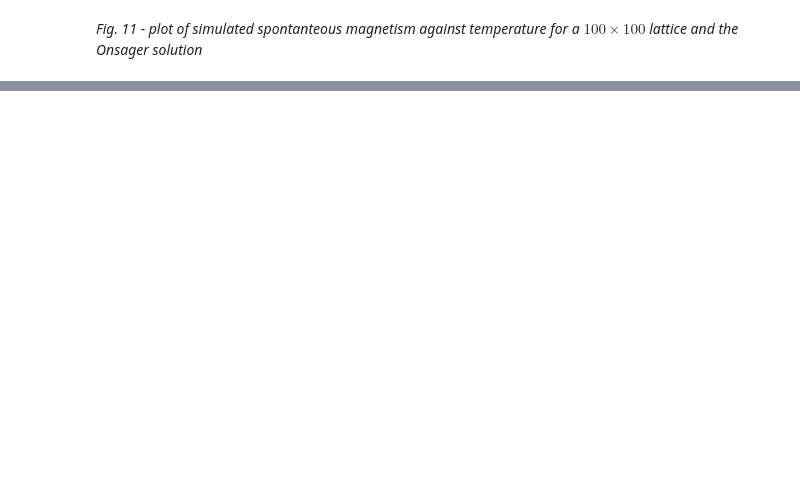
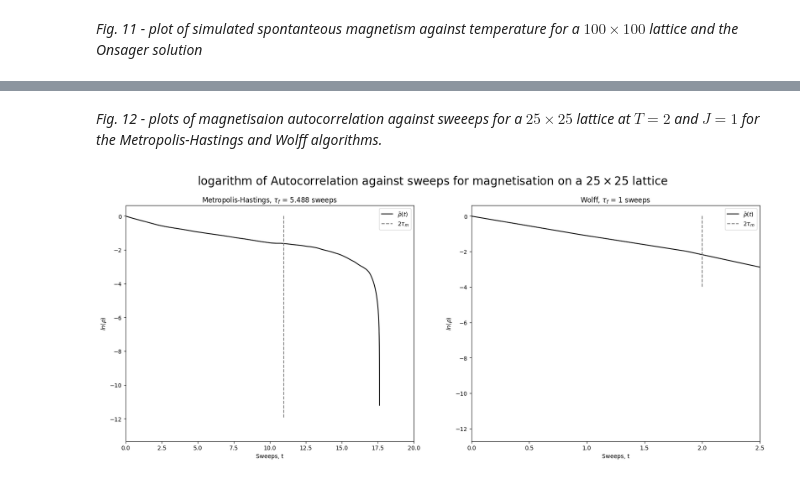
Before and after one commit to Part-II-Computational-Physics/cluster-algorithms-for-monte-carlo-jbd29, a Jupyter notebook: Report_final.ipynb, the cells around one changed output, grey strips where cells are left out. Drawn from its saved outputs; the diff is of its cells as text; code cells hidden in the pictures; blank space fills up the shorter version.

```diff
--- a/Report_final.ipynb
+++ b/Report_final.ipynb
@@ -657,0 +660,34 @@ plt.show()
+# %% [markdown]
+*Fig. 12 - plots of magnetisaion autocorrelation against sweeeps for a $25 \times 25$  lattice at $T = 2$ and $J = 1$ for the Metropolis-Hastings and Wolff algorithms.*
+# %%
+# Load data
+sweeps_MH = np.load('MH_autocorr_evolution_sweeps.npy')
+autocorr_MH = np.load('MH_autocorr_evolution_autocorr.npy')
+sweeps_tau_f_MH = np.load('MH_autocorr_evolution_sweeps_tau_f.npy')
+# plot computed autocorrelation
+fig, ax = plt.subplots(1,2, figsize = (20,7.5))
+ax[0].plot(sweeps_MH,np.log(autocorr_MH), color = 'black', label = r'$\bar{\rho}(t)$')
+ax[0].set_xlabel('Sweeps, t')
+ax[0].plot((2*sweeps_tau_f_MH, 2*sweeps_tau_f_MH), (0, -12), linestyle = '--', color = 'gray', label = r'$2\tau_m$')
+ax[0].set_ylabel(r'$ln(\rho$)')
+ax[0].set_title(r'Metropolis-Hastings, $\tau_f$ = ' + str(np.round(sweeps_tau_f_MH,3)) + ' sweeps')
+ax[0].set_xlim((0,20))
+ax[0].legend()
+
+
+# Load simulation data for Wolff
+sweeps_Wolff = np.load('Wolff_autocorr_evolution_sweeps.npy')
+autocorr_Wolff = np.load('Wolff_autocorr_evolution_autocorr.npy')
+sweeps_tau_f_Wolff = np.load('Wolff_auto_corr_evolution_sweeps_tau_f.npy')
+# plot computed autocorrelation
+ax[1].plot(sweeps_Wolff,np.log(autocorr_Wolff), color = 'black', label = r'$\bar{\rho}(t)$')
+ax[1].plot((2*sweeps_tau_f_Wolff, 2*sweeps_tau_f_Wolff), (0, -4), linestyle = '--', color = 'gray', label = r'$2\tau_m$')
+ax[1].set_xlabel('Sweeps, t')
+ax[1].set_ylabel(r'$ln(\rho)$')
+ax[1].set_title(r'Wolff, $\tau_f$ = ' + str(round(sweeps_tau_f_Wolff.tolist(),3)) + ' sweeps')
+ax[1].legend()
+ax[1].set_xlim((0,2.5))
+fig.suptitle(r'logarithm of Autocorrelation against sweeps for magnetisation on a $25 \times 25$ lattice', fontsize = 20)
+plt.show()
+# %% [output]
+[figure, added]
```
Also changed, not shown: parts of 3 cells of this notebook.
